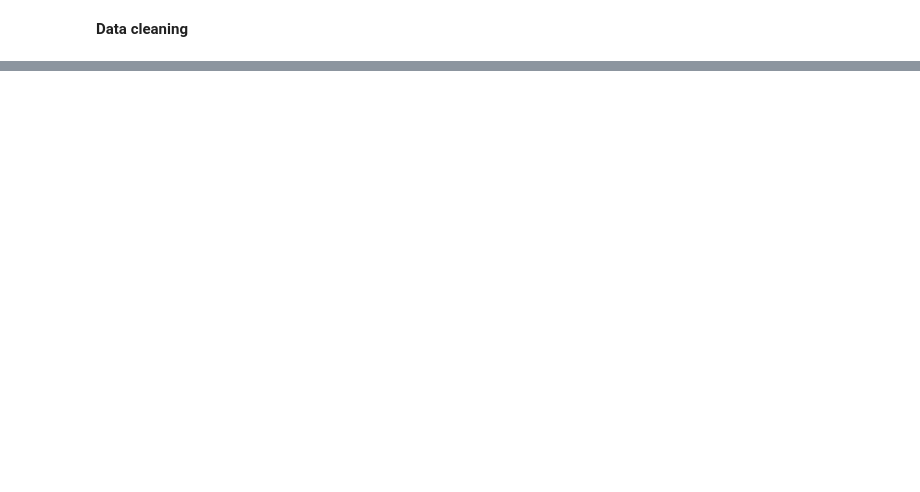
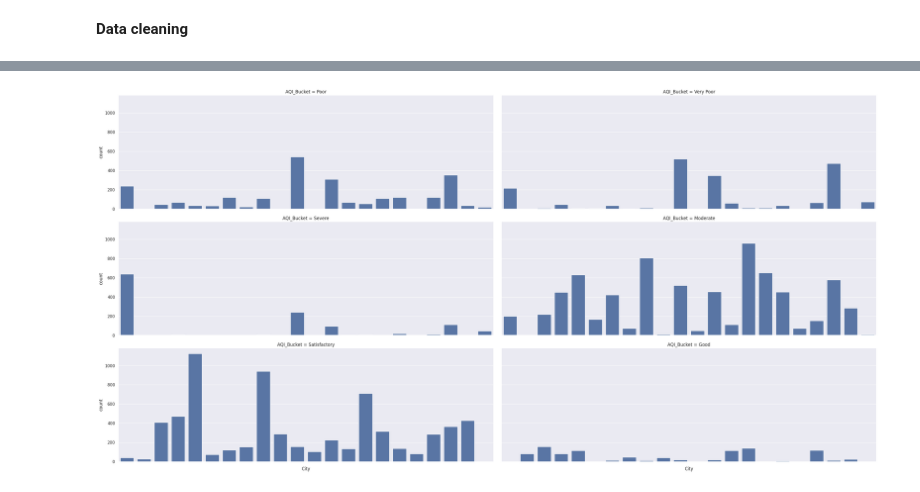
Before and after one commit to Shivamthakur7500/AQI-prediction-project, a Jupyter notebook: AQI.ipynb, the cells around one changed output, grey strips where cells are left out. Cells and saved outputs as stored; diff of their text form; code cells hidden in the pictures; blank space fills up the shorter version.

```diff
--- a/AQI.ipynb
+++ b/AQI.ipynb
@@ -80,0 +149,7 @@ df.head(60)
+# %%
+sns.set_theme(style="darkgrid")
+graph = sns.catplot(x="City",kind='count',col="AQI_Bucket",col_wrap=2,data=df,height=5,aspect=3) #catplot means categorical plot
+graph.set_xticklabels(rotation=90) #the names on x axis
+plt.show()
+# %% [output]
+[figure, added]
```
Also changed, not shown: parts of 48 cells of this notebook.
